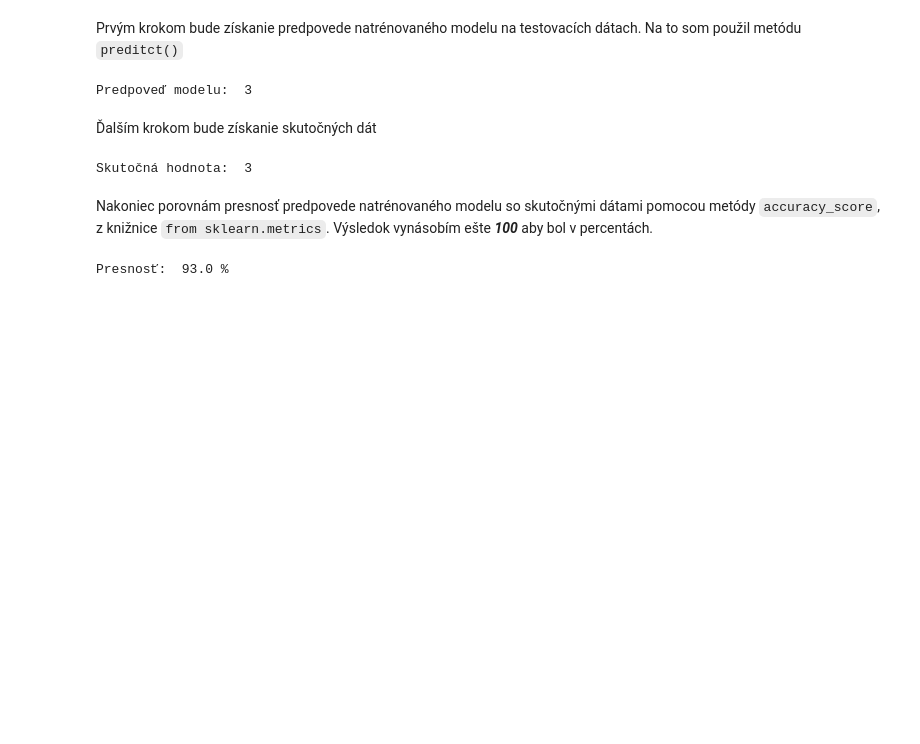
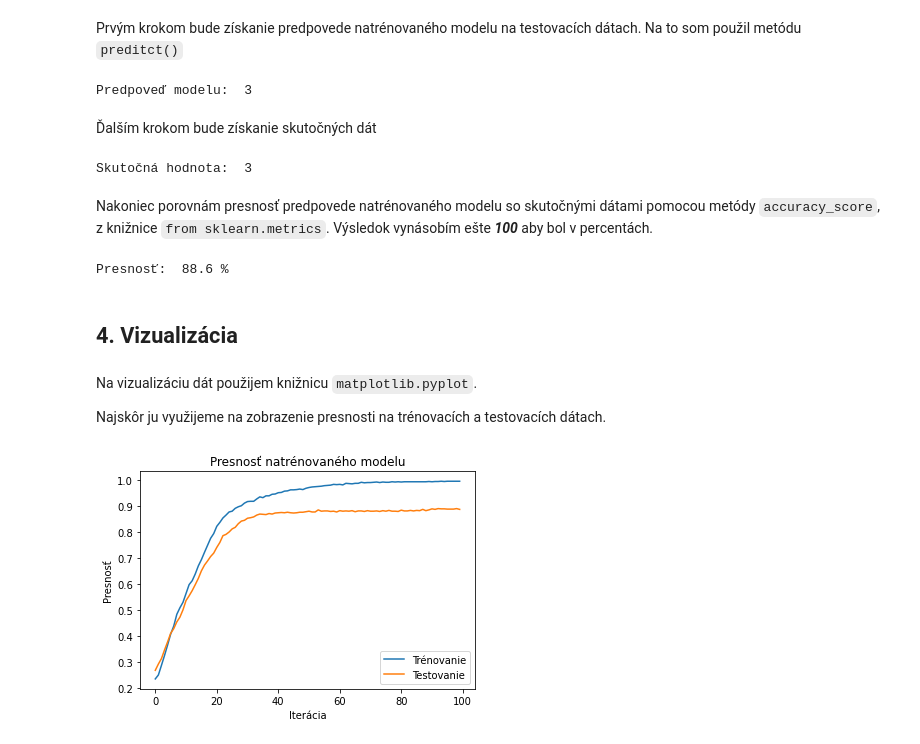
Before and after one commit to Ludovit-Laca/Laca_NS2021, a Jupyter notebook: mobile_price_classification.ipynb, the cells around one changed output. Saved outputs shown, nothing was run; the diff lists cells and outputs as text; code cells hidden in the pictures; blank space fills up the shorter version.

Commit message:
Added data visualization

```diff
--- a/mobile_price_classification.ipynb
+++ b/mobile_price_classification.ipynb
@@ -195,5 +198,5 @@ Na trénovanie neurónovej siete použijem funkciu `fit` kde zadám:
 * `batch_size`, ktorý slúži k tomu, keď máme veľký dataset aby sme netrénovali
 veľa dát naraz ale v menších častiach postupne
 # %%
-network_training = neural_network.fit(X_train, y_train, epochs=200, batch_size=60)
+network_training = neural_network.fit(X_train, y_train, validation_data = (X_test,y_test), epochs=100, batch_size=50, shuffle=True)
 # %% [output]
@@ -253,4 +256,26 @@ Výsledok vynásobím ešte ***100*** aby bol v percentách.
 # %%
 print('Presnosť: ', accuracy_score(prediction_list, testdata_list)*100, "%")
 # %% [output]
-Presnosť:  93.0 %
+Presnosť:  88.6 %
+# %% [markdown]
+## 4. Vizualizácia
+# %% [markdown]
+Na vizualizáciu dát použijem knižnicu `matplotlib.pyplot`.
+
+Najskôr ju využijeme na zobrazenie presnosti na trénovacích a testovacích dátach.
+# %%
+# vytvoríme grafy pre presnosť z trénovacích a validačných dát
+plt.plot(network_training.history['accuracy'])
+plt.plot(network_training.history['val_accuracy'])
+# pridám označenie pre 'x' a 'y' os grafu
+plt.ylabel('Presnosť')
+plt.xlabel('Iterácia')
+# pridanie názvu grafu
+plt.title('Vizualizácia presnosti modelu')
+# zorazenie legendy v grafe
+# argumnty sú názvy a poloha samotnej legendy
+plt.legend(['Trénovanie', 'Testovanie'], loc='lower right')
+# zobrazenie grafu
+plt.show()
+# %% [output]
+[figure, added]
```
Also changed, not shown: parts of 5 cells of this notebook.
